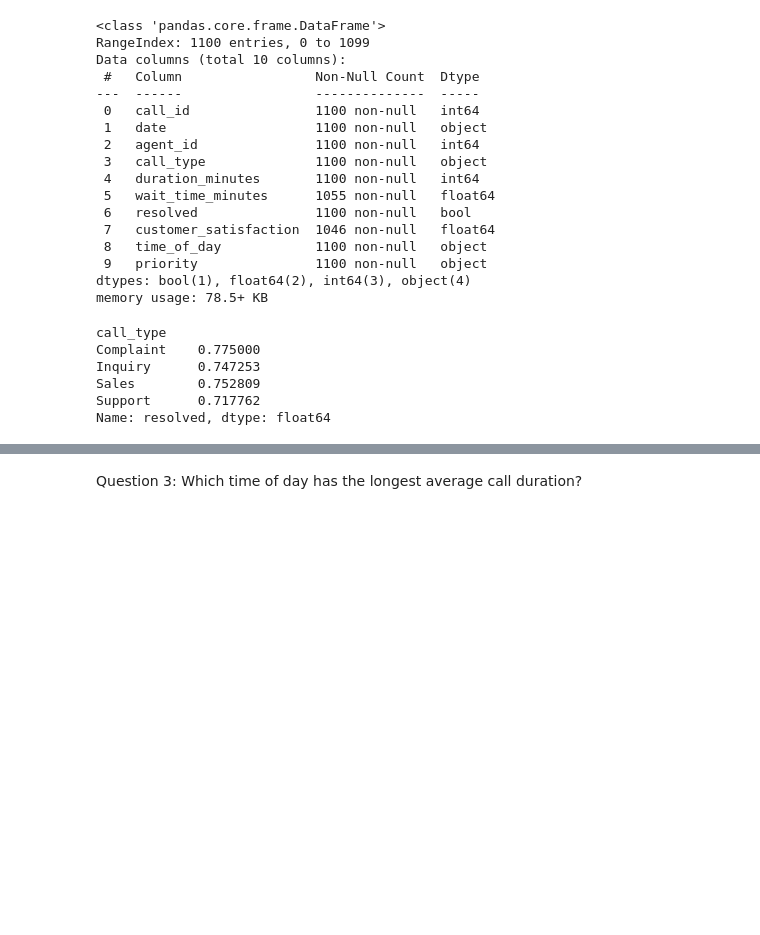
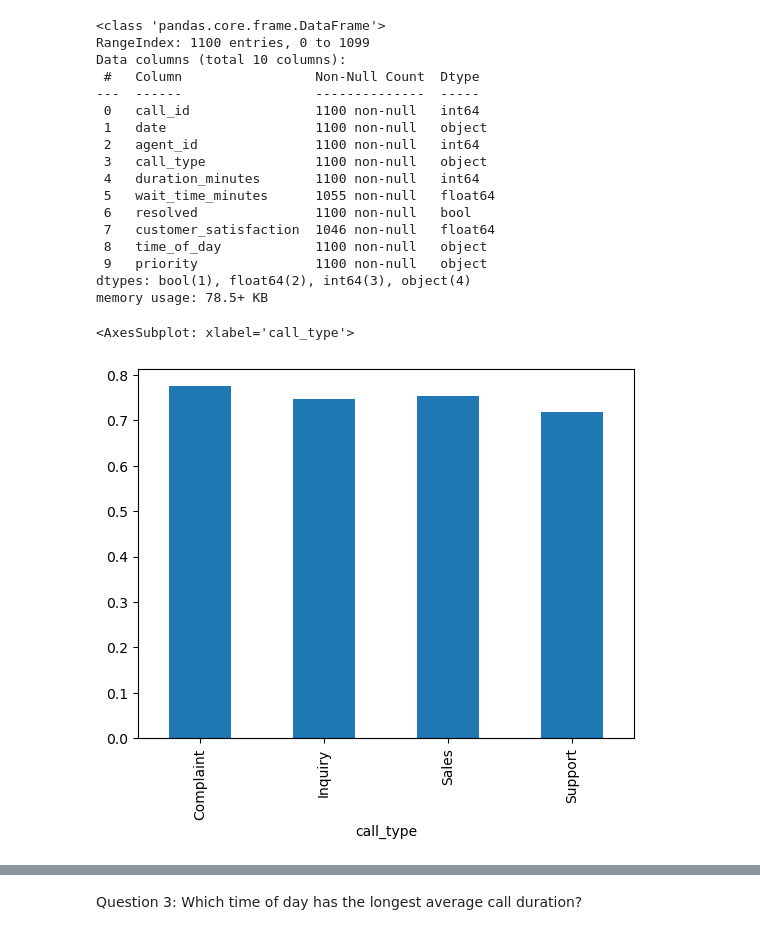
Before and after one commit to LucaLopesAN23SI/Data_Challenge-, a Jupyter notebook: Data.ipynb, the cells around one changed output, grey strips where cells are left out. Cells and saved outputs as stored; diff of their text form; code cells hidden in the pictures; blank space fills up the shorter version.

```diff
--- a/Data.ipynb
+++ b/Data.ipynb
@@ -16,8 +16,6 @@ df.shape # rows, columns
 df.info()
 
 df['Percentage'] = (df['resolved'])
-
-df.groupby('call_type')['resolved'].mean()
 # %% [output]
 <class 'pandas.core.frame.DataFrame'>
 RangeIndex: 1100 entries, 0 to 1099
@@ -36,9 +34,3 @@ Data columns (total 10 columns):
  9   priority               1100 non-null   object
 dtypes: bool(1), float64(2), int64(3), object(4)
 memory usage: 78.5+ KB
-call_type
-Complaint    0.775000
-Inquiry      0.747253
-Sales        0.752809
-Support      0.717762
-Name: resolved, dtype: float64
@@ -45,2 +39,9 @@ Name: resolved, dtype: float64
+# %%
+test = df.groupby('call_type')['resolved'].mean()
+test
+test.plot(kind="bar")
+# %% [output]
+<AxesSubplot: xlabel='call_type'>
+[figure, added]
 # %%
 #2. How does wait time affect customer satisfaction?
```
Also changed, not shown: parts of 5 cells of this notebook.
